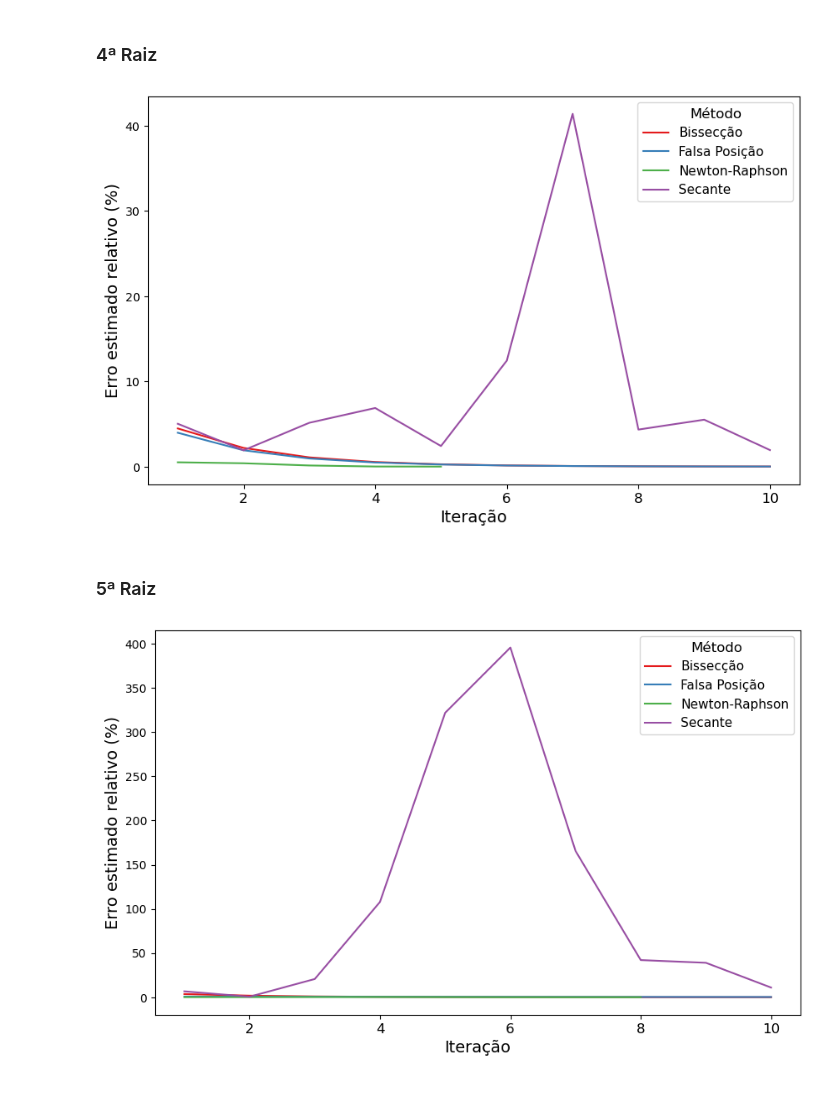
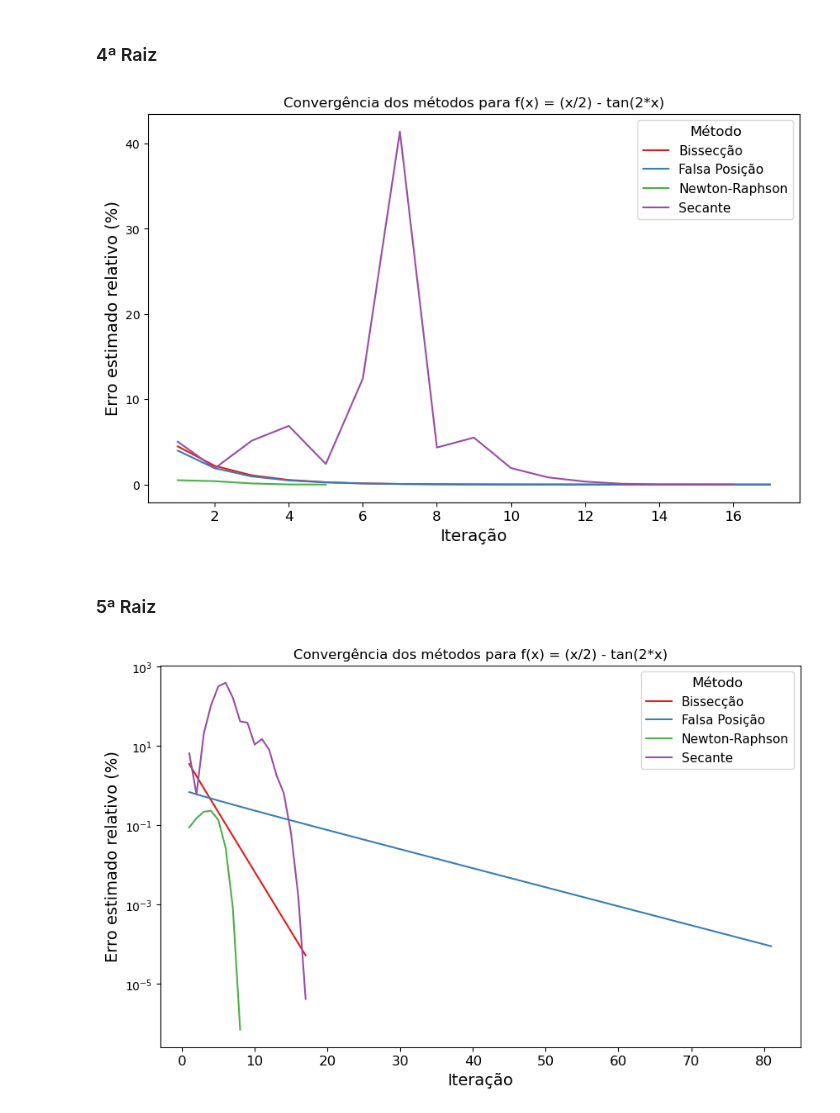
Before and after one commit to igorssant/metodos_numericos, a Jupyter notebook: raizes_funcao/src/results.ipynb, the cells around one changed output. Drawn from its saved outputs; the diff is of its cells as text; code cells hidden in the pictures.

```diff
--- a/raizes_funcao/src/results.ipynb
+++ b/raizes_funcao/src/results.ipynb
@@ -74,34 +77,35 @@ plt.show()
 # %% [markdown]
 ### 4ª Raiz
 # %%
-df_1 = df[(df['function'] == '(x/2) - tan(2*x)') & (df['root_index'] == 3) & (df['iter'] <= 10)]
+df_1 = df[(df['function'] == '(x/2) - tan(2*x)') & (df['root_index'] == 3) & (df['iter'] <= 100)]
 df_1 = df_1[(df_1['method'] != 'Ponto Fixo')]
 #df_1 = df_1[(df_1['method'] != 'Secante')]
 
 fig = plt.figure(figsize=(10, 6))
 sns.lineplot(data=df_1, x='iter', y='relative_error', hue='method', palette='Set1')
-#plt.title('Convergência dos métodos para f(x) = (x/2) - tan(2*x)')
+plt.title('Convergência dos métodos para f(x) = (x/2) - tan(2*x)')
 plt.xlabel('Iteração', fontsize=14)
 plt.xticks(fontsize=12)
 plt.ylabel('Erro estimado relativo (%)', fontsize=14)
 plt.legend(title='Método', loc='upper right', fontsize=11, title_fontsize=12)
 plt.show()
 # %% [output]
-[figure, old version]
+[figure, new version]
 # %% [markdown]
 ### 5ª Raiz
 # %%
-df_1 = df[(df['function'] == '(x/2) - tan(2*x)') & (df['root_index'] == 4) & (df['iter'] <= 10)]
+df_1 = df[(df['function'] == '(x/2) - tan(2*x)') & (df['root_index'] == 4) & (df['iter'] <= 100)]
 df_1 = df_1[(df_1['method'] != 'Ponto Fixo')]
 #df_1 = df_1[(df_1['method'] != 'Secante')]
 
 fig = plt.figure(figsize=(10, 6))
 sns.lineplot(data=df_1, x='iter', y='relative_error', hue='method', palette='Set1')
-#plt.title('Convergência dos métodos para f(x) = (x/2) - tan(2*x)')
+plt.title('Convergência dos métodos para f(x) = (x/2) - tan(2*x)')
 plt.xlabel('Iteração', fontsize=14)
 plt.xticks(fontsize=12)
 plt.ylabel('Erro estimado relativo (%)', fontsize=14)
 plt.legend(title='Método', loc='upper right', fontsize=11, title_fontsize=12)
+plt.yscale('log')
 plt.show()
 # %% [output]
-[figure, old version]
+[figure, new version]
```
Also changed, not shown: parts of 3 cells of this notebook, 1 other file.
